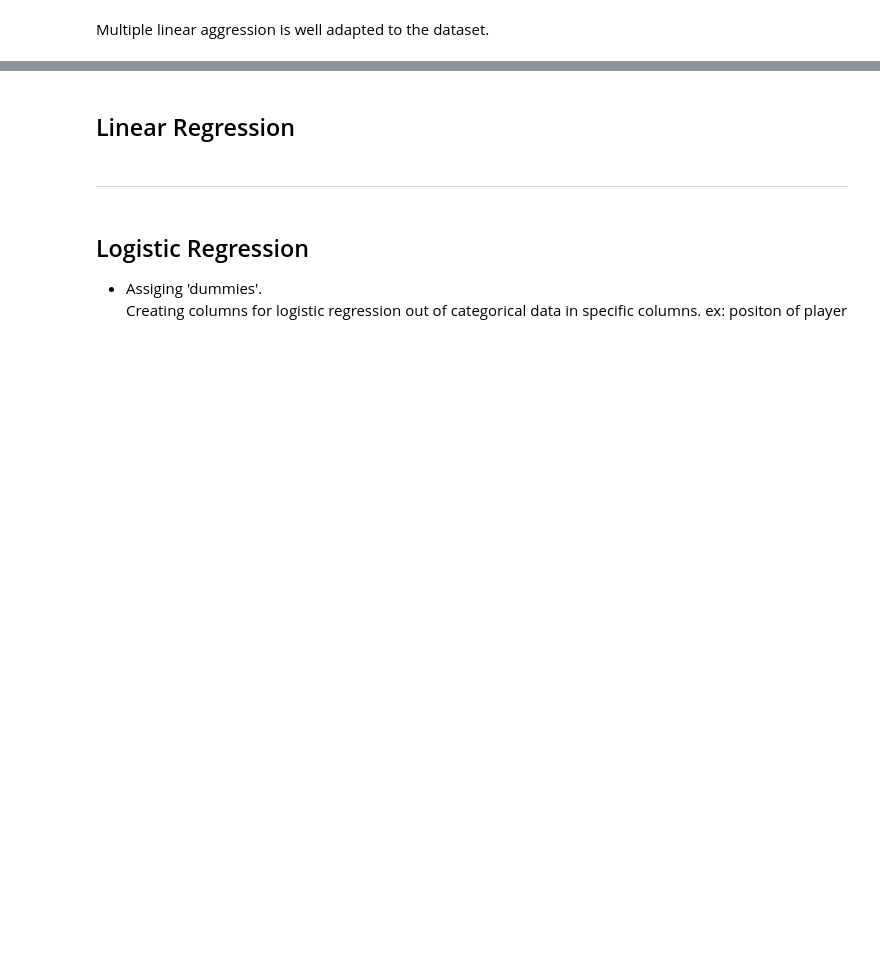
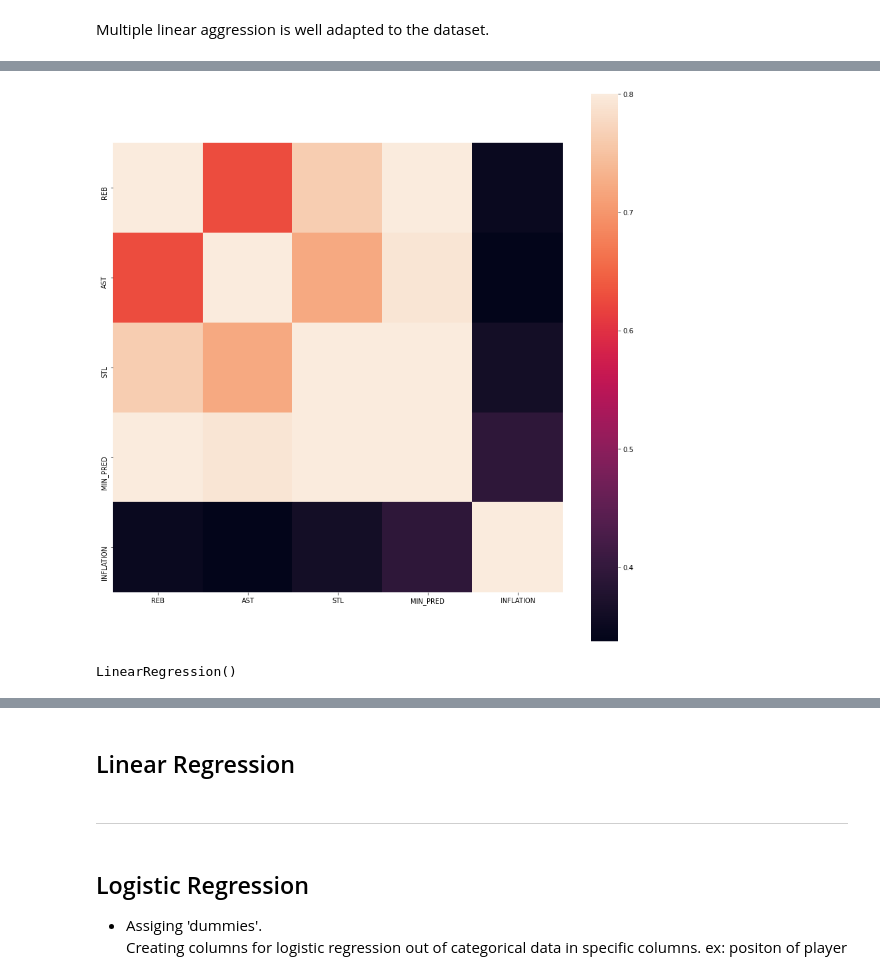
Before and after one commit to Fabiola-C14/Final-Project-NBA-Analysis, a Jupyter notebook: group_files/cpompa/notebooks/nba-ml-multi-linear-regression.ipynb, the cells around one changed output, grey strips where cells are left out. Cells and saved outputs as stored; diff of their text form; code cells hidden in the pictures; blank space fills up the shorter version.

Commit message:
updated ml model for predicting minutes to features

```diff
--- a/group_files/cpompa/notebooks/nba-ml-multi-linear-regression.ipynb
+++ b/group_files/cpompa/notebooks/nba-ml-multi-linear-regression.ipynb
@@ -254,0 +164,6 @@ r2_score(y_test, y_pred)
+# %%
+# Add predicts to MIN_PREDICTIONS (MIN_PRED) column
+sg['MIN_PRED'] = Prediction_result[1]
+sg['MIN_PRED'] = round(sg['MIN_PRED'], 2)
+# %%
+sg['RISIDUAL'] = sg['MIN_PRED']/sg['MIN']
@@ -254,0 +180,5 @@ r2_score(y_test, y_pred)
+# %%
+## Dropping risidual due to no correlation with other featuers. Will use to verify testings.
+sg_rank = sg.copy()
+sg_rank = sg_rank[['PLAYER_ID', 'PLAYER_NAME', 'SEASON_ID', 'YEAR', 'REB','AST','STL', 'MIN_PRED', 'INFLATION']]
+sg_rank
@@ -254,0 +199,7 @@ r2_score(y_test, y_pred)
+# %%
+# dataset = position name
+dataset2 = sg_rank
+
+## Multiple Linear Regressions
+X = dataset2.iloc[:, 4:-1].values
+y = dataset2.iloc[:, -1].values
@@ -254,0 +216,12 @@ r2_score(y_test, y_pred)
+# %%
+## Check correlation to features
+train_data = dataset2.iloc[:, 4:]
+# train_data['INFLATION'] = y
+
+C_mat = train_data.corr()
+fig = plt.figure(figsize = (15,15))
+
+sb.heatmap(C_mat, vmax = .8, square = True)
+plt.show()
+# %% [output]
+[figure, added]
@@ -254,0 +232,7 @@ r2_score(y_test, y_pred)
+# %%
+## Training the Multiple Linear Regression model on the Training set
+from sklearn.linear_model import LinearRegression
+regressor2 = LinearRegression()
+regressor2.fit(X_train, y_train)
+# %% [output]
+LinearRegression()
```
Also changed, not shown: parts of 53 cells of this notebook, 6 other files.
